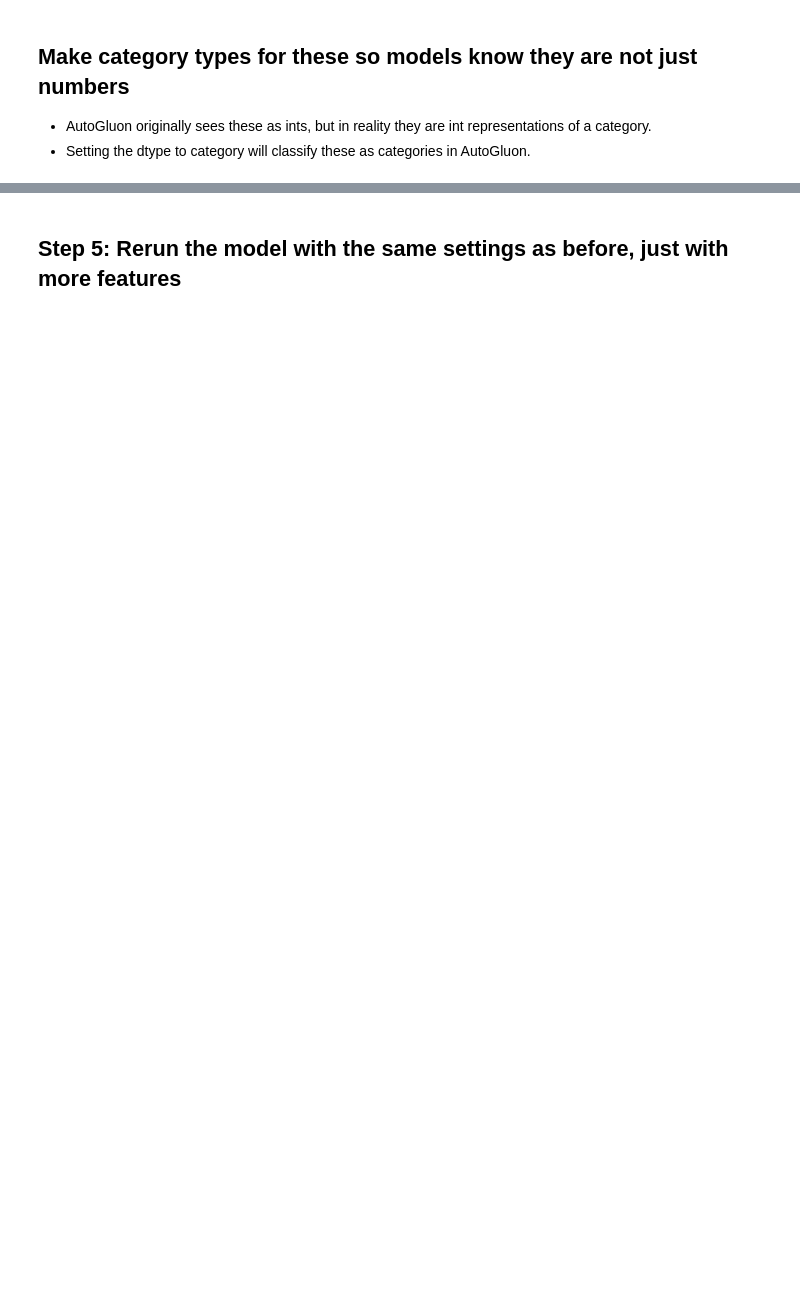
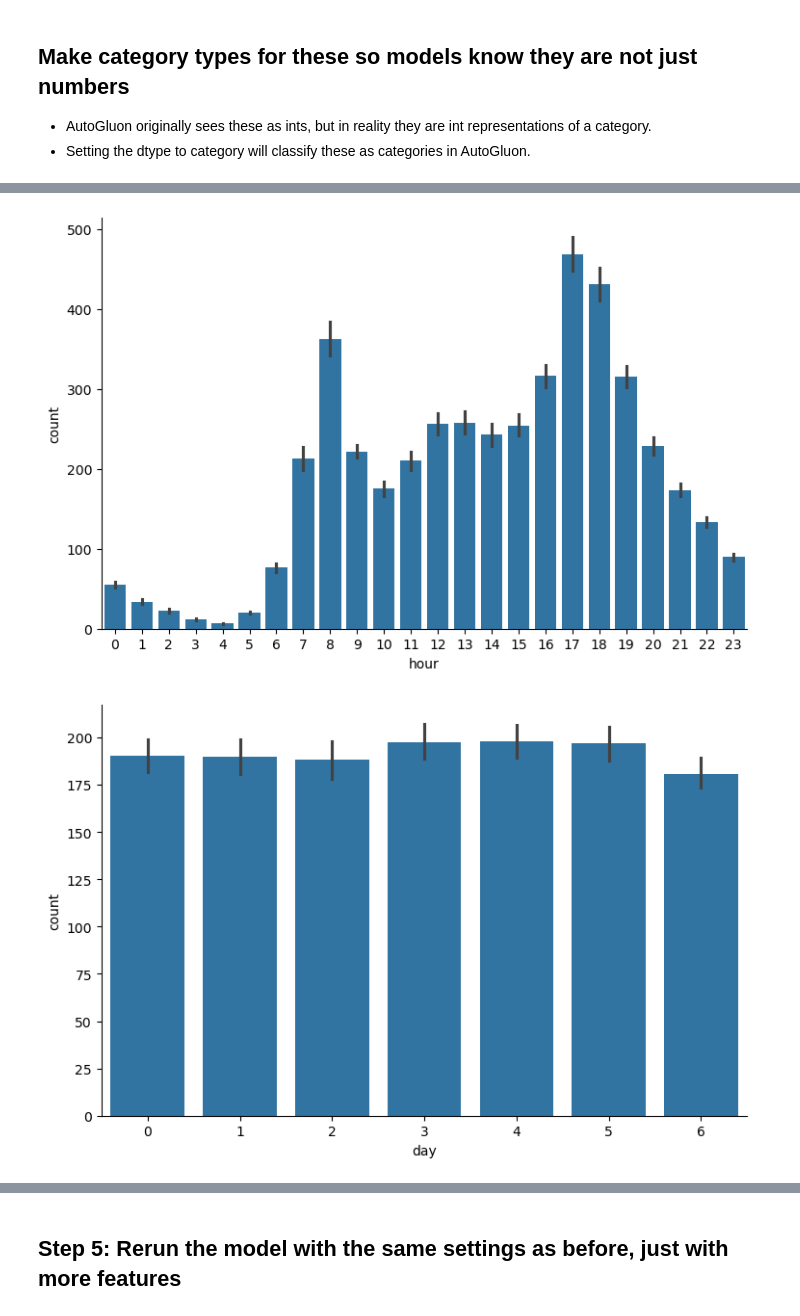
Before and after one commit to HemanthSaiTejaLingam/BikeSharingDemand, a Jupyter notebook: project/project-template.ipynb, the cells around one changed output, grey strips where cells are left out. Saved outputs shown, nothing was run; the diff lists cells and outputs as text; code cells hidden in the pictures; blank space fills up the shorter version.

```diff
--- a/project/project-template.ipynb
+++ b/project/project-template.ipynb
@@ -345,0 +463,10 @@ train.?
+# %%
+import seaborn as sns
+sns.catplot(x="hour",y="count",data=train,kind='bar',height=5,aspect=1.5)
+sns.catplot(x="day",y="count",data=train,kind='bar',height=5,aspect=1.5)
+sns.catplot(x="month",y="count",data=train,kind='bar',height=5,aspect=1.5)
+plt.tight_layout()
+plt.show()
+# %% [output]
+[figure, added]
+[figure, added]
```
Also changed, not shown: parts of 77 cells of this notebook.
